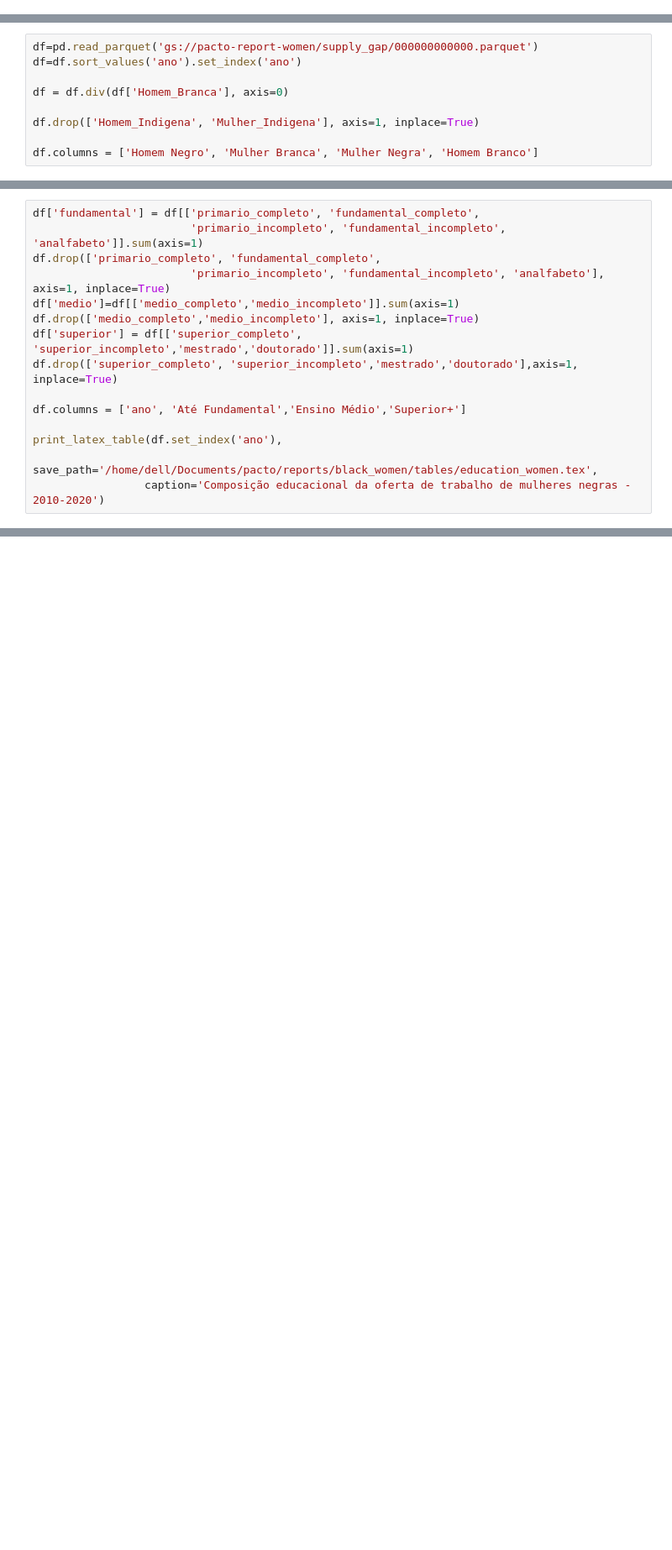
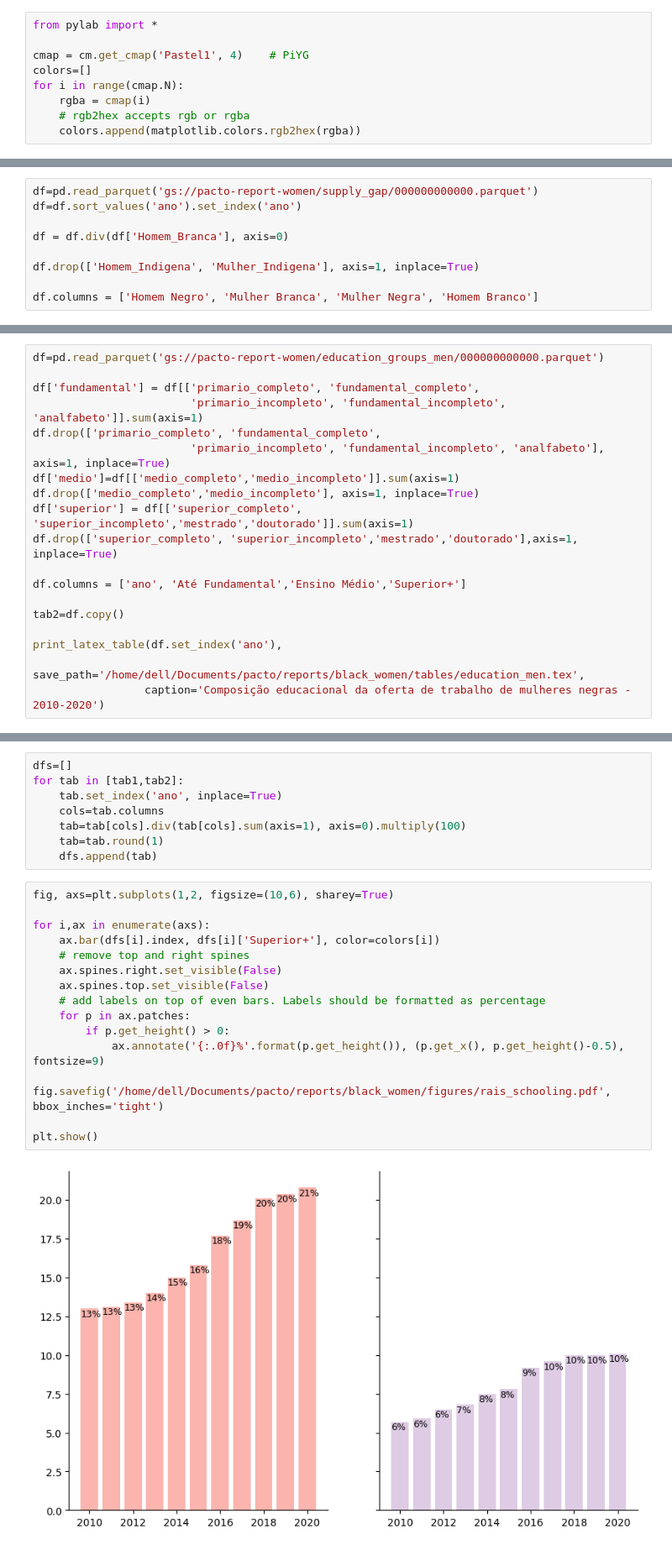
Before and after one commit to pactoPelaEquidade/reports, a Jupyter notebook: black_women/notebooks/1_report.ipynb, the cells around one changed output, grey strips where cells are left out. Shown at 84% size. Saved outputs shown, nothing was run; the diff lists cells and outputs as text; blank space fills up the shorter version.

Commit message:
add rais-education plot

```diff
--- a/black_women/notebooks/1_report.ipynb
+++ b/black_women/notebooks/1_report.ipynb
@@ -8,6 +8,15 @@ import matplotlib.pyplot as plt
 import seaborn as sns
 import os
 from utils import plot_time_series, plot_stack_bar, print_latex_table
+# %%
+from pylab import *
+
+cmap = cm.get_cmap('Pastel1', 4)    # PiYG
+colors=[]
+for i in range(cmap.N):
+    rgba = cmap(i)
+    # rgb2hex accepts rgb or rgba
+    colors.append(matplotlib.colors.rgb2hex(rgba))
 # %%
 os.environ['GOOGLE_APPLICATION_CREDENTIALS'] = '/home/dell/gcloud_credentials/original-folio-296420-c6835ebfbfe7.json'
 # %%
@@ -64,4 +107,6 @@ plot_stack_bar(data=df,
 # %%
+df=pd.read_parquet('gs://pacto-report-women/education_groups_men/000000000000.parquet')
+
 df['fundamental'] = df[['primario_completo', 'fundamental_completo',
                         'primario_incompleto', 'fundamental_incompleto', 'analfabeto']].sum(axis=1)
 df.drop(['primario_completo', 'fundamental_completo',
@@ -73,8 +118,10 @@ df.drop(['superior_completo', 'superior_incompleto','mestrado','doutorado'],axis
 
 df.columns = ['ano', 'Até Fundamental','Ensino Médio','Superior+']
 
+tab2=df.copy()
+
 print_latex_table(df.set_index('ano'),
-                 save_path='/home/dell/Documents/pacto/reports/black_women/tables/education_women.tex',
+                 save_path='/home/dell/Documents/pacto/reports/black_women/tables/education_men.tex',
                  caption='Composição educacional da oferta de trabalho de mulheres negras - 2010-2020')
 # %% [output]
 \begin{tabular}{lrrr}
@@ -134,3 +145,29 @@ ano  &                  &               &            \\
+# %%
+dfs=[]
+for tab in [tab1,tab2]:
+    tab.set_index('ano', inplace=True)
+    cols=tab.columns
+    tab=tab[cols].div(tab[cols].sum(axis=1), axis=0).multiply(100)
+    tab=tab.round(1)
+    dfs.append(tab)
+# %%
+fig, axs=plt.subplots(1,2, figsize=(10,6), sharey=True)
+
+for i,ax in enumerate(axs):
+    ax.bar(dfs[i].index, dfs[i]['Superior+'], color=colors[i])
+    # remove top and right spines
+    ax.spines.right.set_visible(False)
+    ax.spines.top.set_visible(False)
+    # add labels on top of even bars. Labels should be formatted as percentage
+    for p in ax.patches:
+        if p.get_height() > 0:
+            ax.annotate('{:.0f}%'.format(p.get_height()), (p.get_x(), p.get_height()-0.5), fontsize=9)
+
+fig.savefig('/home/dell/Documents/pacto/reports/black_women/figures/rais_schooling.pdf', bbox_inches='tight')
+
+plt.show()
+# %% [output]
+[figure, added]
 # %%
 plot_stack_bar(data=df,
                x='ano',
```
Also changed, not shown: parts of 10 cells of this notebook, 27 other files.
